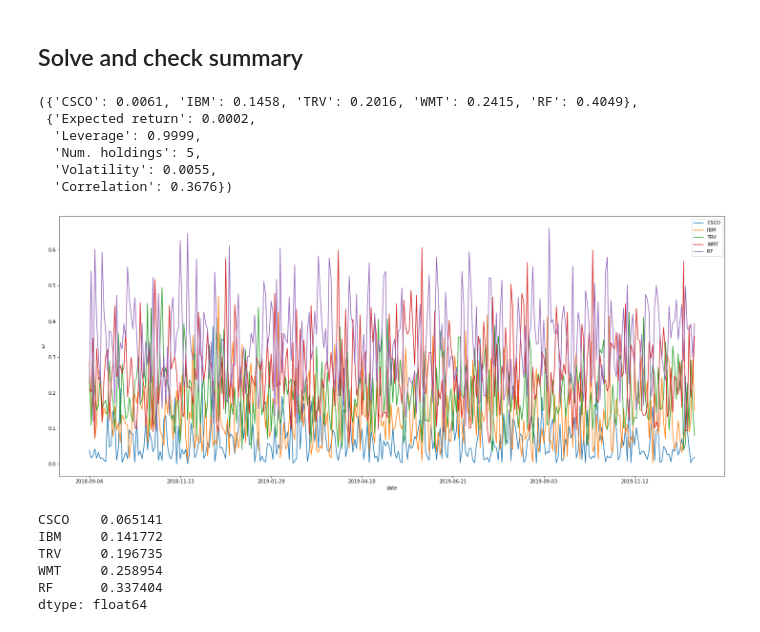
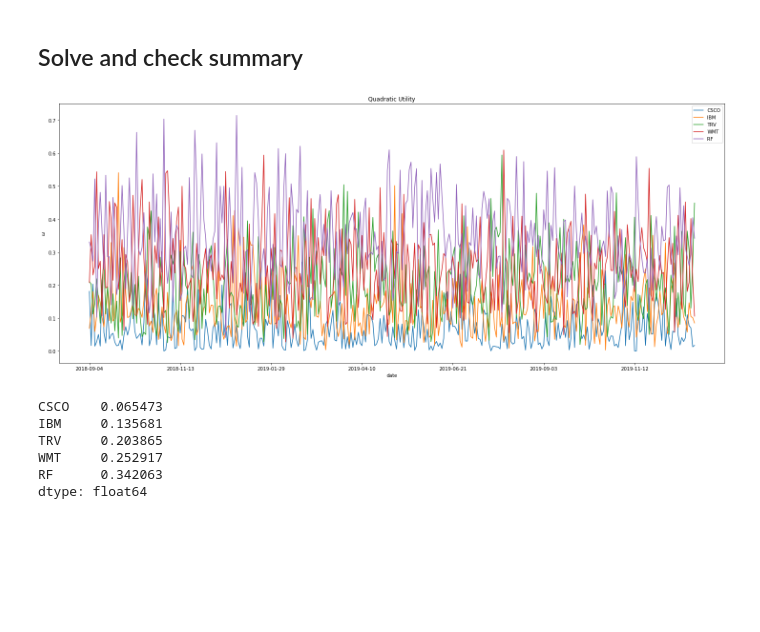
Before and after one commit to simontherien/portfolio-optim, a Jupyter notebook: ptf_opt.ipynb, the cells around one changed output. Cells and saved outputs as stored; diff of their text form; code cells hidden in the pictures; blank space fills up the shorter version.

```diff
--- a/ptf_opt.ipynb
+++ b/ptf_opt.ipynb
@@ -1552,37 +1571,34 @@ def construct_portfolio(
         mu_return_geom, cov_matrix, asset_names=list(mu_return_geom.index)
     )
 
-    #print(portfolio_problem.objective_options())
-    #print(portfolio_problem.constraint_options())
+    # print(portfolio_problem.objective_options())
+    # print(portfolio_problem.constraint_options())
 
     portfolio_problem.clear_problem()
     portfolio_problem.add_objective(objective, **objective_kwargs)
-    portfolio_problem.add_constraint(
-        constraint, **constraint_kwargs
-    )  # FIXME: multiple constraints ?
+    if constraint is not None:
+        portfolio_problem.add_constraint(
+            constraint, **constraint_kwargs
+        )  # FIXME: multiple constraints ?
 
     # Solve problem
     portfolio_problem.solve()
 
-    return portfolio_problem.summary()
+    return portfolio_problem.summary(rfr=rfr_effective)
 # %%
 # T + 1 weights
 kwargs_constr = {"weight_bound": (.0, 1.0), "leverage":1.0}
-kwargs_obj = {"aversion": 3}
-construct_portfolio(df_prices, 0.01, "daily", "quadratic_utility", "weight", kwargs_obj, kwargs_constr)
+kwargs_obj_quadratic = {"aversion": 3}
+kwargs_obj_power = {"aversion": 1.}
+# construct_portfolio(df_prices, 0.01, "daily", "quadratic_utility", "weight", kwargs_obj, kwargs_constr)
-# %% [output]
-({'CSCO': 0.0061, 'IBM': 0.1458, 'TRV': 0.2016, 'WMT': 0.2415, 'RF': 0.4049},
- {'Expected return': 0.0002,
-  'Leverage': 0.9999,
-  'Num. holdings': 5,
-  'Volatility': 0.0055,
-  'Correlation': 0.3676})
 # %%
 # Rolling weights
 roll = len(df_prices["2009-01-01":"2018-08-31"]) - 1
 trade_len = len(df_prices["2018-09-01":"2019-12-31"])
-
-res = []
-for i in range(trade_len):
-    w, _ = construct_portfolio(df_prices[i:roll+i], 0.01, "daily", "quadratic_utility", "weight", kwargs_obj, kwargs_constr)
-    res.append(w)
+# %%
+# Quadratic utility
+res_quadratic = []
+for i in range(trade_len):
+    w, _ = construct_portfolio(df_prices[i:roll+i], 0.01, "daily", "quadratic_utility", "weight", kwargs_obj_quadratic, kwargs_constr)
+    res_quadratic.append(w)
+df_weights_quadratic = pd.DataFrame(res_quadratic, index=df_prices["2018-09-01":"2019-12-31"].index)
@@ -1589,16 +1612,16 @@ for i in range(trade_len):
 # %%
-df_weights = pd.DataFrame(res, index=df_prices["2018-09-01":"2019-12-31"].index)
-df_weights.plot.line(figsize=(25,10))
+df_weights_quadratic.plot.line(figsize=(25,10))
 plt.ylabel("$\omega$")
+plt.title("Quadratic Utility")
 plt.show()
 # %% [output]
-[figure, old version]
+[figure, new version]
 # %%
-df_weights.mean()
+df_weights_quadratic.mean()
 # %% [output]
-CSCO    0.065141
-IBM     0.141772
-TRV     0.196735
-WMT     0.258954
-RF      0.337404
+CSCO    0.065473
+IBM     0.135681
+TRV     0.203865
+WMT     0.252917
+RF      0.342063
 dtype: float64
```
Also changed, not shown: parts of 5 cells of this notebook.
